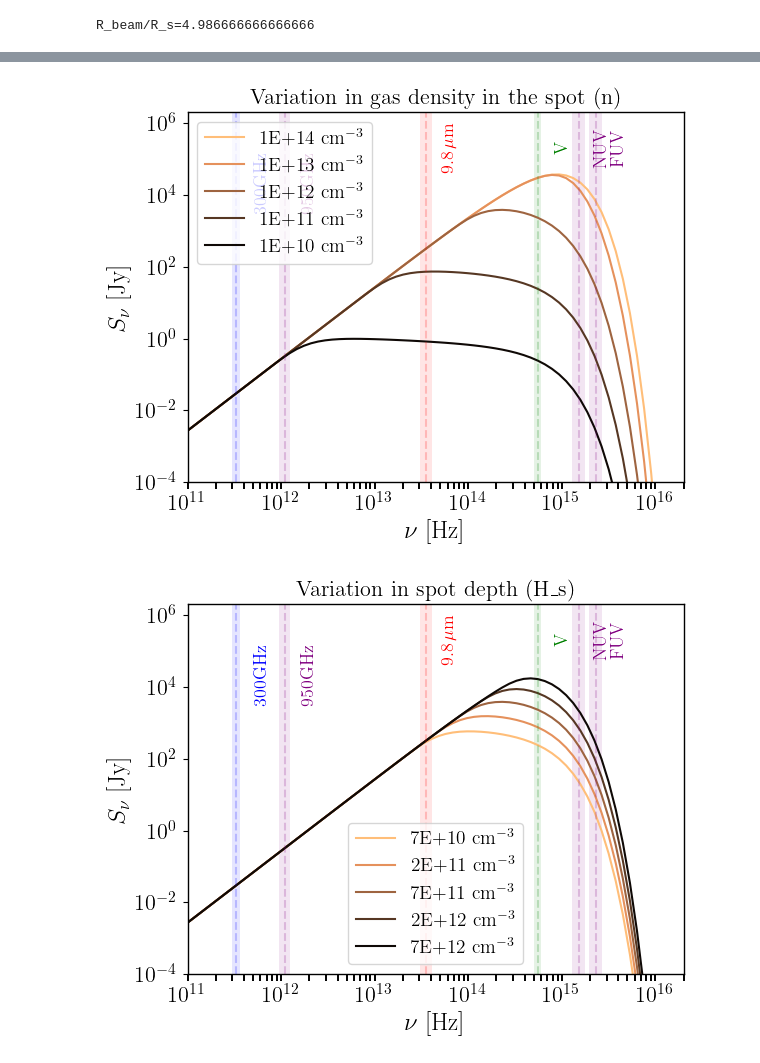
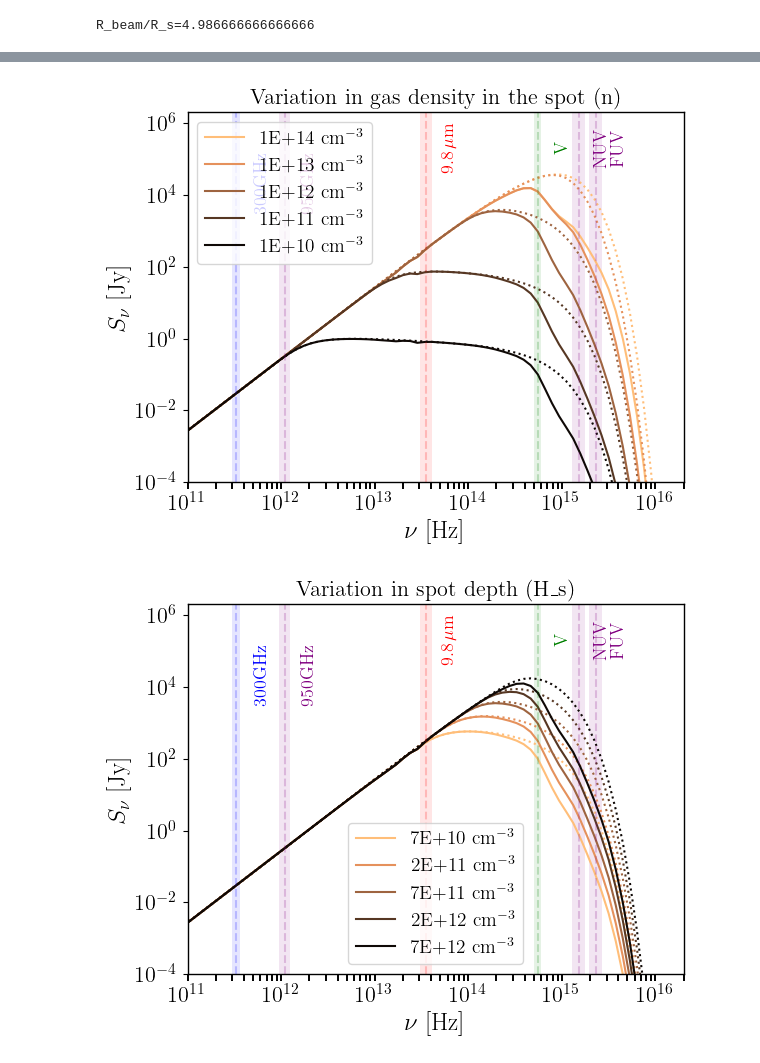
Before and after one commit to santimda/AGB_hotspot-SED, a Jupyter notebook: ipynbs/UV_fit_cyl_new_with_dust.ipynb, the cells around one changed output, grey strips where cells are left out. Saved outputs shown, nothing was run; the diff lists cells and outputs as text; code cells hidden in the pictures.

Commit message:
Added a new routine for calculating the absorbed f-f spectrum. The ipynb now uses this routine and makes plots comparing dust-absorbed vs intrinsic SED

```diff
--- a/ipynbs/UV_fit_cyl_new_with_dust.ipynb
+++ b/ipynbs/UV_fit_cyl_new_with_dust.ipynb
@@ -16,7 +16,7 @@ from radiative import *
 from utils import *
 from plot_utils import nice_fonts
 # %%
-def PlotModels(models,title,figureName):
+def PlotModels(models_abs, models_unabs, title, figureName):
     fig, ax = plt.subplots()
     plt.title(title)
     ax.set_xlabel(r'$\nu$ [Hz]')
@@ -25,14 +25,15 @@ def PlotModels(models,title,figureName):
     ymin, ymax = 1e-4, 2e6
     plt.xlim(xmin, xmax)
     plt.ylim(ymin, ymax)
-    color_vector = np.linspace(0.05,0.95,len(models))
+    m = len(models_abs)
+    color_vector = np.linspace(0.05,0.95,m)
     colors = plt.cm.copper_r(color_vector)
     # plt.plot(nu,S1)
     # SBB = Snu_BB(nu, T_beam, R_beam , D)
     # plt.plot(nu,SBB)
-    for i in range(0,len(models)):
-        plt.plot(models[i][0],models[i][1],label=models[i][2],color=colors[i])
-    #     plt.plot(nu,Snu_BB,label=str(int(T_hots[i]))+" K (BB)",color=colors[i],ls='dotted')
+    for i in range(0,m):
+        plt.plot(models_abs[i][0],models_abs[i][1],label=models_abs[i][2],color=colors[i])
+        plt.plot(models_unabs[i][0],models_unabs[i][1],label=None,color=colors[i], ls='dotted')
 
     bands = [{'name': 'FUV', 'start': 1.947e15, 'width': 7.335e14, 'color': 'purple', 'pos': ymin + (ymax-ymin)/1E1},
          {'name': 'NUV', 'start': 1.295e15, 'width': 4.631e14, 'color': 'purple', 'pos': ymin + (ymax-ymin)/1E1},
@@ -70,6 +71,12 @@ D   = 1.543e+20
 n   = 1E12
 print(f'{R_beam/R_s=}')
 
+Mdot_dust = 3e-10 # in Msun/yr
+vExp = 10         # in km/s
+Rin = 5.0         # in au
+Rout = 1e6        # in au
+kappaFile = "0.09mu-0.11mu_MgFeSiO4_dens_HSD_new.opacity"
+
 # x is the normalized size of the hot spot
 x_min = 0.1        # Arbitrary
 x_max = 1.0        # R_beam/R_star
@@ -81,30 +88,42 @@ colors = plt.cm.copper_r(color_vector)
 # The temperature of the hot spot has to be consistent with the assumed stellar temperature
 # and the average temperature measured in the beam (T_beam). When x=x_max, T_hot = T_beam
 T_hots = np.ones_like(xs) # just to have the same dimension
-models = []
+models_abs = []
+models_unabs = []
 for i in range(0,len(xs)):
     T_hots[i] = T_star + (T_beam - T_star)/xs[i]**2
-    S_Jy_new = S_ff(nu=nu, R=R_beam*xs[i], D=D, Te=T_hots[i], n=n, H=H_s)
-    models.append([nu,S_Jy_new,'%.1E' %T_hots[i]+" K"])
+    S_Jy_unabs = S_ff(nu=nu, R=R_beam*xs[i], D=D, Te=T_hots[i], n=n, H=H_s)
+    S_Jy = S_ff_abs(nu=nu, R=R_beam*xs[i], D=D, Te=T_hots[i], n=n, H=H_s,
+                       Mdot_dust=Mdot_dust, vExp=vExp, Rin=Rin, Rout=Rout, kappaFile=kappaFile)
+    models_abs.append([nu,S_Jy,'%.1E' %T_hots[i]+" K"])
+    models_unabs.append([nu,S_Jy_unabs,'%.1E' %T_hots[i]+" K"])
 
-models2 = []
+models2_abs = []
+models2_unabs = []
 T_hotSpot = 15000.0
 n_vec = [1E14,1E13,1E12,1E11,1E10]
 xs_15000K = 0.28284
 T_hots_15000K = T_star + (T_beam - T_star)/xs_15000K**2
 for i in range(0,len(n_vec)):
-    S_Jy = S_ff(nu=nu, R=R_beam*xs_15000K, H=H_s, D=D, Te=T_hots_15000K, n=n_vec[i])
-    models2.append([nu,S_Jy,'%.0E' % n_vec[i]+" cm$^{-3}$"])
+    S_Jy_unabs = S_ff(nu=nu, R=R_beam*xs_15000K, H=H_s, D=D, Te=T_hots_15000K, n=n_vec[i])
+    S_Jy = S_ff_abs(nu=nu, R=R_beam*xs_15000K, H=H_s, D=D, Te=T_hots_15000K, n=n_vec[i],
+                       Mdot_dust=Mdot_dust, vExp=vExp, Rin=Rin, Rout=Rout, kappaFile=kappaFile)
+    models2_abs.append([nu,S_Jy,'%.0E' % n_vec[i]+" cm$^{-3}$"])
+    models2_unabs.append([nu,S_Jy_unabs,'%.0E' % n_vec[i]+" cm$^{-3}$"])
 
-models3 = []
+models3_abs = []
+models3_unabs = []
 H_s_range = [0.1,0.316,1.0,3.16,10.0]
 for i in range(0,len(H_s_range)):
-    S_Jy = S_ff(nu, R=R_beam*xs_15000K, H=H_s*H_s_range[i], D=D, Te=T_hots_15000K, n=n)
-    models3.append([nu,S_Jy,'%.0E' % (H_s_range[i]*H_s)+" cm$^{-3}$"])
+    S_Jy_unabs = S_ff(nu, R=R_beam*xs_15000K, H=H_s*H_s_range[i], D=D, Te=T_hots_15000K, n=n)
+    S_Jy = S_ff_abs(nu, R=R_beam*xs_15000K, H=H_s*H_s_range[i], D=D, Te=T_hots_15000K, n=n,
+                       Mdot_dust=Mdot_dust, vExp=vExp, Rin=Rin, Rout=Rout, kappaFile=kappaFile)
+    models3_abs.append([nu,S_Jy,'%.0E' % (H_s_range[i]*H_s)+" cm$^{-3}$"])
+    models3_unabs.append([nu,S_Jy_unabs,'%.0E' % (H_s_range[i]*H_s)+" cm$^{-3}$"])
 
 
-PlotModels(models,"Variation in spot size and temperature (xs and T_hots)","Fig_xs_and_Thots.pdf")
-PlotModels(models2,"Variation in gas density in the spot (n)","Fig_density.pdf")
-PlotModels(models3,"Variation in spot depth (H_s)","Fig_depth.pdf")
+PlotModels(models_abs, models_unabs,"Variation in spot size and temperature (xs and T_hots)","Fig_xs_and_Thots.pdf")
+PlotModels(models2_abs, models2_unabs,"Variation in gas density in the spot (n)","Fig_density.pdf")
+PlotModels(models3_abs, models3_unabs,"Variation in spot depth (H_s)","Fig_depth.pdf")
 # %% [output]
 R_beam/R_s=4.986666666666666
@@ -112,2 +131,2 @@ R_beam/R_s=4.986666666666666
-[figure, old version]
+[figure, new version]
-[figure, old version]
+[figure, new version]
```
Also changed, not shown: parts of 2 cells of this notebook, 1 other file.
